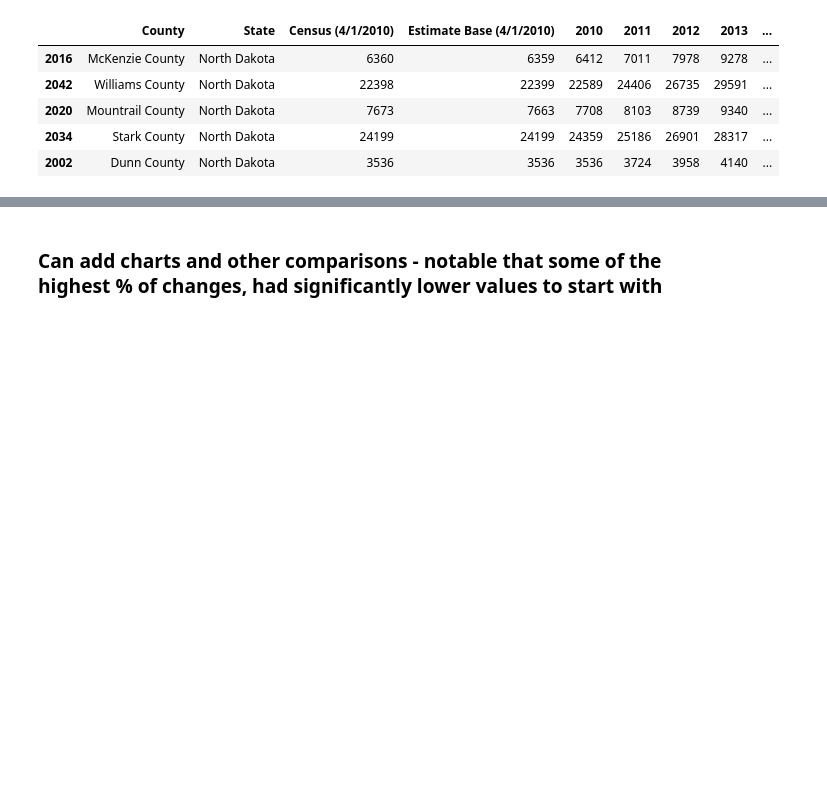
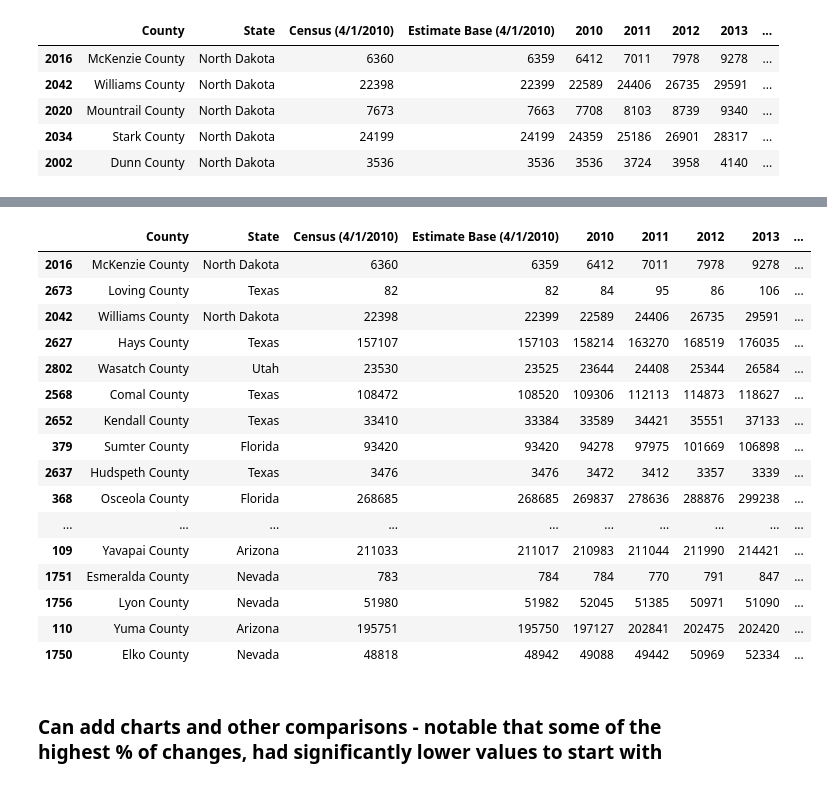
Before and after one commit to rls1316/project-one, a Jupyter notebook: Population_Analysis/pop_analysis.ipynb, the cells around one changed output, grey strips where cells are left out. Drawn from its saved outputs; the diff is of its cells as text; code cells hidden in the pictures; blank space fills up the shorter version.

Commit message:
This branch includes some updated sorting for the top counties and pop analysis

```diff
--- a/Population_Analysis/pop_analysis.ipynb
+++ b/Population_Analysis/pop_analysis.ipynb
@@ -303,2 +270,39 @@ Top_5_Counties_All_States
+# %%
+#Combine all Top 5 DataFrames
+Top_5_Counties_All_States = pd.concat([Top_5_Counties_DistrictofColumbia,
+                                       Top_5_Counties_Utah,
+                                       Top_5_Counties_Texas,
+                                       Top_5_Counties_Colorado,
+                                       Top_5_Counties_Florida,
+                                       Top_5_Counties_Nevada,
+                                       Top_5_Counties_Idaho,
+                                       Top_5_Counties_Arizona,
+                                       Top_5_Counties_NorthDakota,
+                                       Top_5_Counties_Washington
+                                      ])
+#here I am taking the pct symbol off and converting to float so this can be ordered by most increase to last.
+Top_5_Counties_All_States['Pct Growth'] = list(map(lambda x: x[:-1], Top_5_Counties_All_States['Pct Growth'].values))
+Top_5_Counties_All_States['Pct Growth'] = [float(x) for x in Top_5_Counties_All_States['Pct Growth'].values]
+
+Top_5_Counties_All_States = Top_5_Counties_All_States.sort_values(by='Pct Growth', ascending=False)
+display(Top_5_Counties_All_States)
+# %% [output]
+|  | County | State | Census (4/1/2010) | Estimate Base (4/1/2010) | 2010 | 2011 | 2012 | 2013 | ... |
+| 2016 | McKenzie County | North Dakota | 6360 | 6359 | 6412 | 7011 | 7978 | 9278 | ... |
+| 2673 | Loving County | Texas | 82 | 82 | 84 | 95 | 86 | 106 | ... |
+| 2042 | Williams County | North Dakota | 22398 | 22399 | 22589 | 24406 | 26735 | 29591 | ... |
+| 2627 | Hays County | Texas | 157107 | 157103 | 158214 | 163270 | 168519 | 176035 | ... |
+| 2802 | Wasatch County | Utah | 23530 | 23525 | 23644 | 24408 | 25344 | 26584 | ... |
+| 2568 | Comal County | Texas | 108472 | 108520 | 109306 | 112113 | 114873 | 118627 | ... |
+| 2652 | Kendall County | Texas | 33410 | 33384 | 33589 | 34421 | 35551 | 37133 | ... |
+| 379 | Sumter County | Florida | 93420 | 93420 | 94278 | 97975 | 101669 | 106898 | ... |
+| 2637 | Hudspeth County | Texas | 3476 | 3476 | 3472 | 3412 | 3357 | 3339 | ... |
+| 368 | Osceola County | Florida | 268685 | 268685 | 269837 | 278636 | 288876 | 299238 | ... |
+| ... | ... | ... | ... | ... | ... | ... | ... | ... | ... |
+| 109 | Yavapai County | Arizona | 211033 | 211017 | 210983 | 211044 | 211990 | 214421 | ... |
+| 1751 | Esmeralda County | Nevada | 783 | 784 | 784 | 770 | 791 | 847 | ... |
+| 1756 | Lyon County | Nevada | 51980 | 51982 | 52045 | 51385 | 50971 | 51090 | ... |
+| 110 | Yuma County | Arizona | 195751 | 195750 | 197127 | 202841 | 202475 | 202420 | ... |
+| 1750 | Elko County | Nevada | 48818 | 48942 | 49088 | 49442 | 50969 | 52334 | ... |
 # %% [markdown]
 ### Can add charts and other comparisons - notable that some of the highest % of changes, had significantly lower values to start with
```
Also changed, not shown: parts of 1 cell of this notebook, 3 other files.
